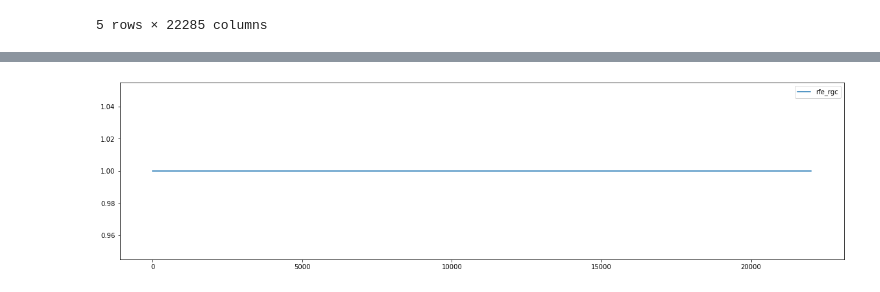
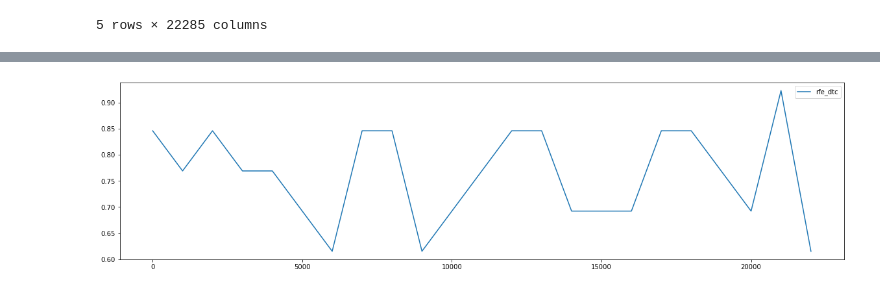
Before and after one commit to Srushanth/UoN-COMP4103-Big_Data, a Jupyter notebook: Project/Notebooks/FeatureSelection.ipynb, the cells around one changed output, grey strips where cells are left out. Drawn from its saved outputs; the diff is of its cells as text; code cells hidden in the pictures.

```diff
--- a/Project/Notebooks/FeatureSelection.ipynb
+++ b/Project/Notebooks/FeatureSelection.ipynb
@@ -127,14 +127,14 @@ from sklearn.feature_selection import RFECV
 from sklearn.model_selection import StratifiedKFold
 # %%
 x_axis = []
-# y_axis_rfe_dtc = []
+y_axis_rfe_dtc = []
 # y_axis_rfe_gnb = []
 # y_axis_rfe_etc = []
-y_axis_rfe_rgc = []
+# y_axis_rfe_rgc = []
 # y_axis_rfe_svc = []
 # y_axis_rfe_knn = []
 
-for i in range(2, X.columns.size, 10000):
+for i in range(2, X.columns.size, 1000):
     x_axis.append(i)
 
     train, test, train_labels, test_labels = train_test_split(X, y, test_size=0.20, random_state=42)
@@ -145,6 +145,13 @@ for i in range(2, X.columns.size, 10000):
     # y_pred = rfe_dtc.predict(test)
     # rfe_dtc_res = accuracy_score(test_labels, y_pred)
     # y_axis_rfe_dtc.append(rfe_dtc_res)
+
+    # RFECV
+    rfe_dtc = RFECV(DecisionTreeClassifier(), step=i)
+    rfe_dtc = rfe_dtc.fit(train, train_labels)
+    y_pred = rfe_dtc.predict(test)
+    rfe_dtc_res = accuracy_score(test_labels, y_pred)
+    y_axis_rfe_dtc.append(rfe_dtc_res)
 
     # # Throwing Error
     # rfe_gnb = RFE(GaussianNB(), step=i)
@@ -159,14 +166,14 @@ for i in range(2, X.columns.size, 10000):
     # rfe_etc_res = accuracy_score(test_labels, y_pred)
     # y_axis_rfe_etc.append(rfe_etc_res)
 
-    rfe_rgc = RFE(LogisticRegression(solver='lbfgs', max_iter=1000), step=i)
-    rfe_rgc.fit(train, train_labels)
-    y_pred = rfe_rgc.predict(test)
-    rfe_rgc_res = accuracy_score(test_labels, y_pred)
-    y_axis_rfe_rgc.append(rfe_rgc_res)
+    # rfe_rgc = RFE(LogisticRegression(solver='lbfgs', max_iter=1000), step=i)
+    # rfe_rgc.fit(train, train_labels)
+    # y_pred = rfe_rgc.predict(test)
+    # rfe_rgc_res = accuracy_score(test_labels, y_pred)
+    # y_axis_rfe_rgc.append(rfe_rgc_res)
 
-    # # Throwing Error
-    # rfe_svc = RFE(SVC(), step=i)
+    # Throwing Error
+    # rfe_svc = RFECV(SVC(kernel='linear'), step=i)
     # rfe_svc.fit(train, train_labels)
     # y_pred = rfe_svc.predict(test)
     # rfe_svc_res = accuracy_score(test_labels, y_pred)
@@ -180,14 +187,15 @@ for i in range(2, X.columns.size, 10000):
     # y_axis_rfe_knn.append(rfe_knn_res)
 # %%
 plt.figure(figsize=(20, 5))
-# plt.plot(x_axis, y_axis_rfe_dtc, label='rfe_dtc')
+plt.plot(x_axis, y_axis_rfe_dtc, label='rfe_dtc')
 # plt.plot(x_axis, y_axis_rfe_gnb, label='rfe_gnb')
 # plt.plot(x_axis, y_axis_rfe_etc, label='rfe_etc')
-plt.plot(x_axis, y_axis_rfe_rgc, label='rfe_rgc')
+# plt.plot(x_axis, y_axis_rfe_rgc, label='rfe_rgc')
+# plt.plot(x_axis, y_axis_rfe_svc, label='rfe_svc')
 plt.legend()
 plt.show()
 # %% [output]
-[figure, old version]
+[figure, new version]
 # %%
 # x_axis = []
 # y_axis = []
```
Also changed, not shown: parts of 3 cells of this notebook, 6 other files.
